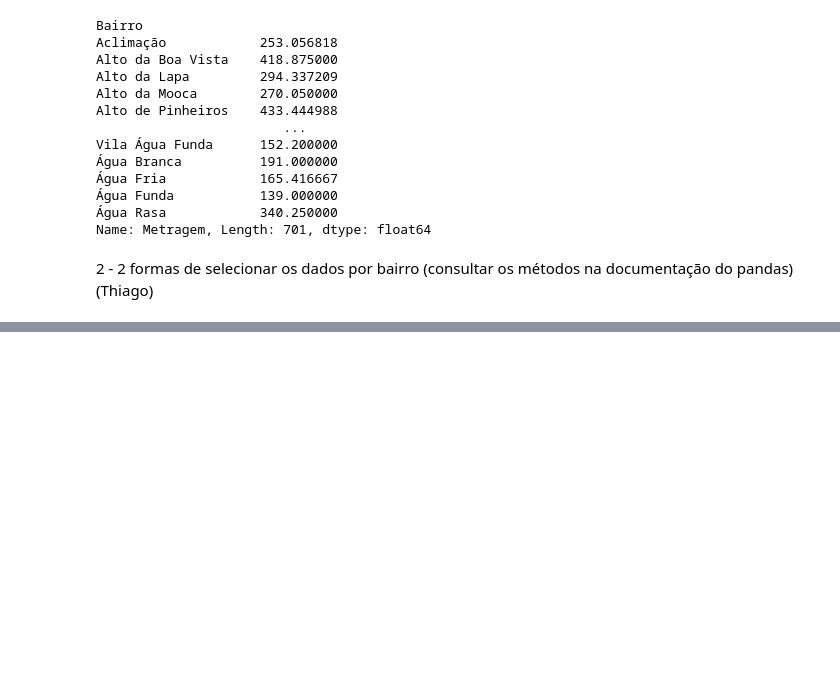
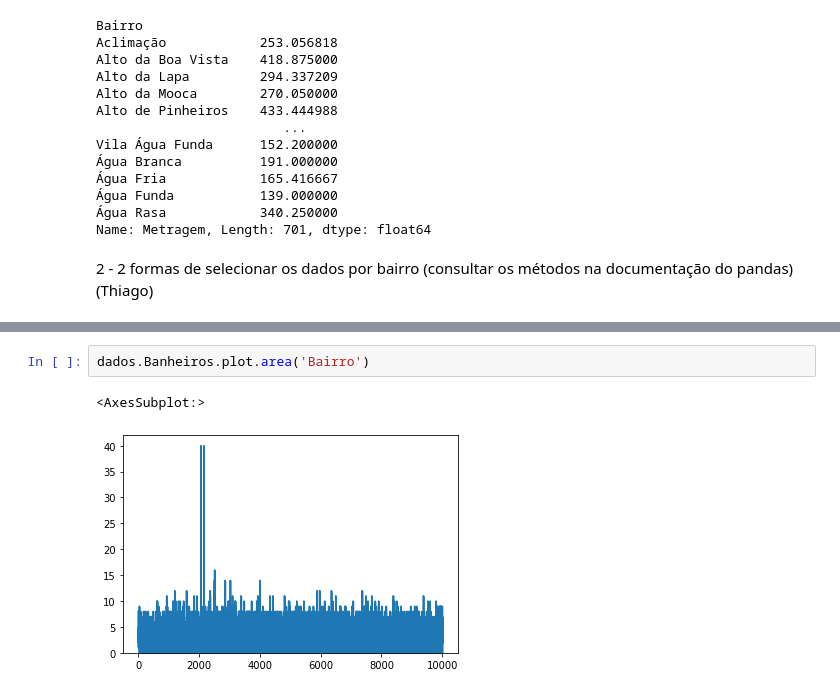
Before and after one commit to aleavenger/Imersao-4, a Jupyter notebook: Imersao_dados_4_aula01.ipynb, the cells around one changed output, grey strips where cells are left out. Saved outputs shown, nothing was run; the diff lists cells and outputs as text; blank space fills up the shorter version.

```diff
--- a/Imersao_dados_4_aula01.ipynb
+++ b/Imersao_dados_4_aula01.ipynb
@@ -173,0 +240,5 @@ dados.head()
+# %%
+dados.Banheiros.plot.area('Bairro')
+# %% [output]
+<AxesSubplot:>
+[figure, added]
```
Also changed, not shown: parts of 20 cells of this notebook.
